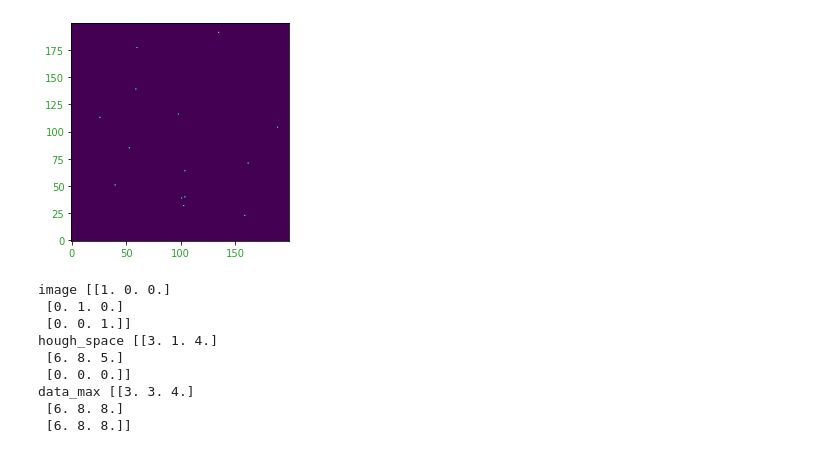
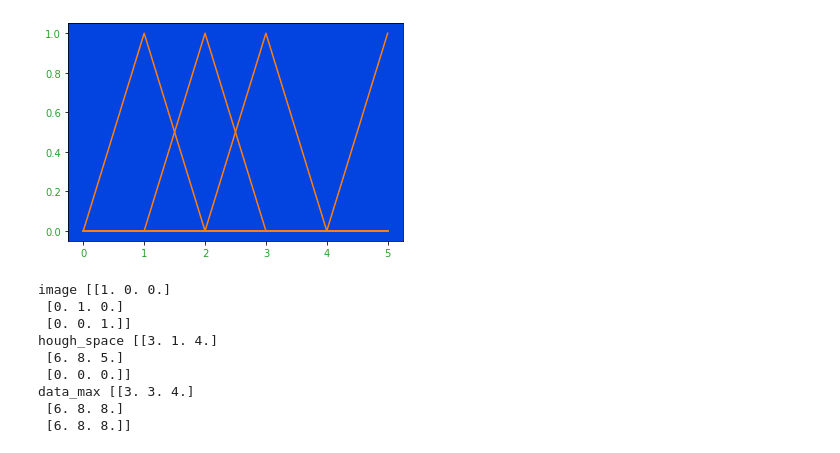
Before and after one commit to sumcousa/image_classification, a Jupyter notebook: hough_transform_wafer.ipynb, the cells around one changed output. Cells and saved outputs as stored; diff of their text form; code cells hidden in the pictures.

```diff
--- a/hough_transform_wafer.ipynb
+++ b/hough_transform_wafer.ipynb
@@ -191,19 +183,20 @@ IndexError: list index out of range
 # %%
-# col = np.array([159.545,135.152,60.743,59.938,98.786,26.489,189.773,53.153,162.449,104.686,40.93,104.752,101.122,103.234,159.545,135.152,60.743,59.938,98.786,26.489,189.773,53.153,162.449,104.686,40.93,104.752,101.122,103.234])
-# row = np.array([23.71,191.485,177.04,139.96,116.29,113.995,104.44,85.795,71.035,64.39,51.1,40.06,39.685,32.965,23.71,191.485,177.04,139.96,116.29,113.995,104.44,85.795,71.035,64.39,51.1,40.06,39.685,32.965])
-# data = np.array([1,1,1,1,1,1,1,1,1,1,1,1,1,1,1,1,1,1,1,1,1,1,1,1,1,1,1,1])
-image = sparse.coo_matrix((data, (row,col)),shape=(200, 200), dtype=float).toarray()
+col = np.array([1,2,3,5])
+row = np.array([1,2,3,5])
+data = np.array([1,1,1,1])
+image = sparse.coo_matrix((data, (row,col)),shape=(6, 6), dtype=float).toarray()
 ax = plt.axes()
 ax.set_facecolor('xkcd:blue')
 ax.tick_params(labelcolor='tab:green')
 fig = plt.figure(facecolor='white')
 # fig.patch.set_facecolor('xkcd:mint green')
-ax.imshow(image, origin='lower') #,cmap=plt.cm.Paired
+ax.plot(image, 'C1')
+# ax.imshow(image, origin='lower') #,cmap=plt.cm.Paired
 #image = np.zeros((50,50))
 #image[10:40, 10:40] = np.eye(30)
 # plt.imshow(image, cmap=plt.cm.Paired, origin='lower')
 # plt.show()
 plt.close()
 # %% [output]
-[figure, old version]
+[figure, new version]
 # %%
```
Also changed, not shown: parts of 7 cells of this notebook.
